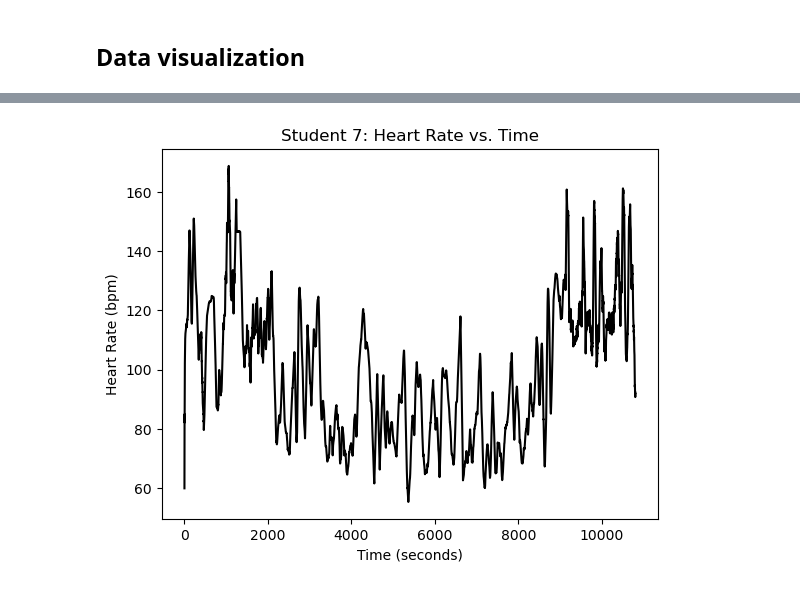
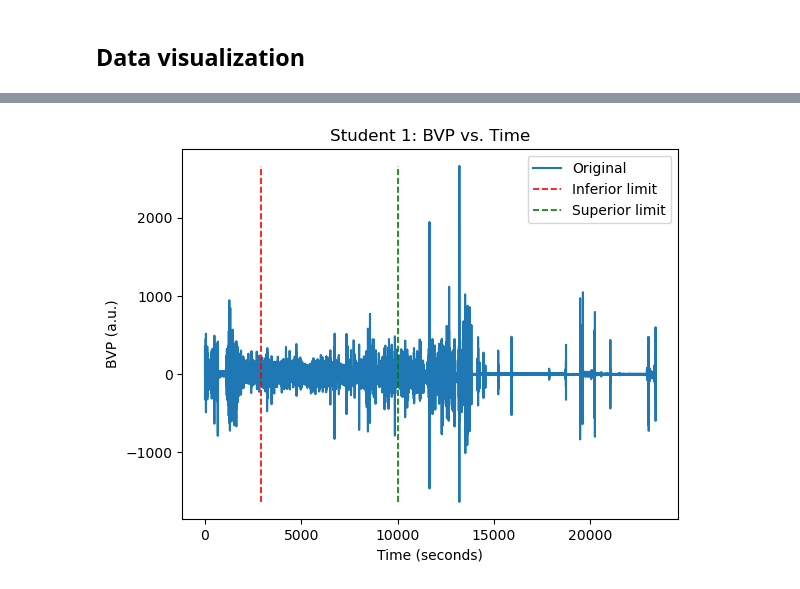
Before and after one commit to jsForeroBiomed/wearable-stress-exam-performance, a Jupyter notebook: Physiological-signals.ipynb, the cells around one changed output, grey strips where cells are left out. Saved outputs shown, nothing was run; the diff lists cells and outputs as text; code cells hidden in the pictures.

```diff
--- a/Physiological-signals.ipynb
+++ b/Physiological-signals.ipynb
@@ -209,7 +209,17 @@ bvp_data = extract_physio_dict('BVP', students_list, exam_list, students_dict)
 ## Data visualization
 # %%
 # Defining signal parameters
-srate = int(time_freq_dict['S7']['Midterm 2']['HR'].loc['Sample rate', :])
-original_signal = heart_rate['S7 + Midterm 2']
+student_code = 'S1'
+exam_type = 'Final'
+physio_variable = 'BVP'
+physio_units = 'a.u.'
+
+srate = int(time_freq_dict[student_code][exam_type][physio_variable].loc['Sample rate', :])
+unix_time = time_freq_dict[student_code][exam_type][physio_variable].loc['Initial time (Unix)', :]
+original_signal = bvp_data[f'{student_code} + {exam_type}']
+
+# Visualize dates
+print(datetime.utcfromtimestamp(int(unix_time.values)).strftime('%Y-%m-%d %H:%M:%S'))
+
 n = len(original_signal)
 t = np.arange(0, n) / srate
@@ -216,11 +228,15 @@ t = np.arange(0, n) / srate
 # %%
-# Plotting original signal for Heart Rate.
+# Plotting original signal.
 fig, ax = plt.subplots(1, 1)
-ax.plot(t, original_signal, 'k')
-ax.set_title('Student 7: Heart Rate vs. Time')
+ax.plot(t, original_signal, label='Original')
+ax.plot([2900, 2900], [min(original_signal), max(original_signal)], 'r--', linewidth=1.2, label='Inferior limit')
+ax.plot([10000, 10000], [min(original_signal), max(original_signal)], 'g--', linewidth=1.2, label='Superior limit')
+ax.set_title(f'Student {student_code[-1]}: {physio_variable} vs. Time')
+# ax.set_ylim([-300, 300])
 ax.set_xlabel('Time (seconds)')
-ax.set_ylabel('Heart Rate (bpm)')
+ax.set_ylabel(f'{physio_variable} ({physio_units})')
+ax.legend()
 
 plt.show()
 # %% [output]
-[figure, old version]
+[figure, new version]
```
Also changed, not shown: parts of 4 cells of this notebook.
